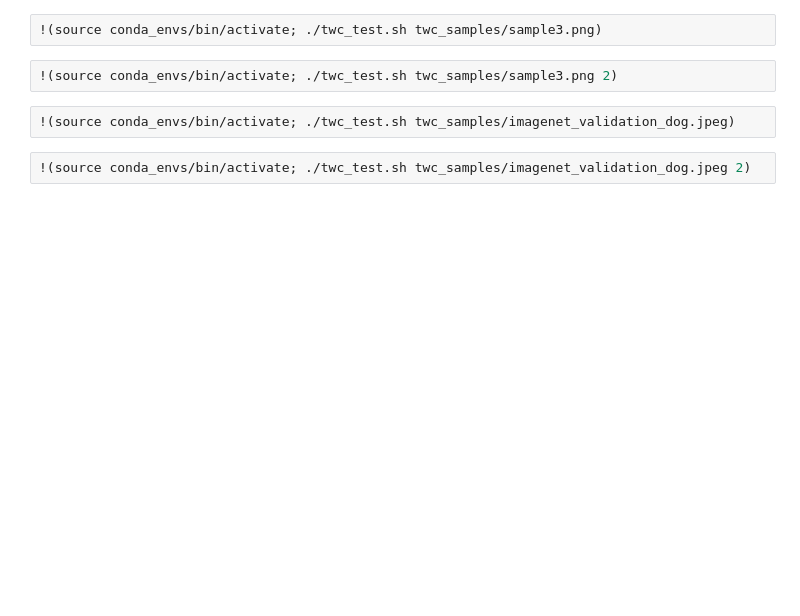
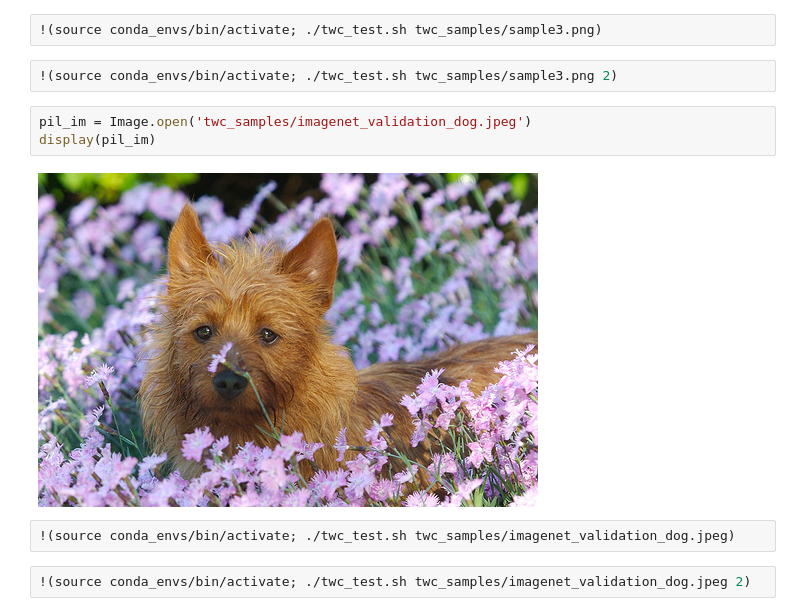
Before and after one commit to taskswithcode/SimMIM, a Jupyter notebook: TWCSimMim.ipynb, the cells around one changed output. Drawn from its saved outputs; the diff is of its cells as text; blank space fills up the shorter version.

```diff
--- a/TWCSimMim.ipynb
+++ b/TWCSimMim.ipynb
@@ -38,6 +106,11 @@ cd SimMIM
 !(source conda_envs/bin/activate; ./twc_test.sh twc_samples/sample3.png)
 # %%
 !(source conda_envs/bin/activate; ./twc_test.sh twc_samples/sample3.png 2)
+# %%
+pil_im = Image.open('twc_samples/imagenet_validation_dog.jpeg')
+display(pil_im)
+# %% [output]
+[figure, added]
 # %%
 !(source conda_envs/bin/activate; ./twc_test.sh twc_samples/imagenet_validation_dog.jpeg)
 # %%
```
Also changed, not shown: parts of 10 cells of this notebook.
